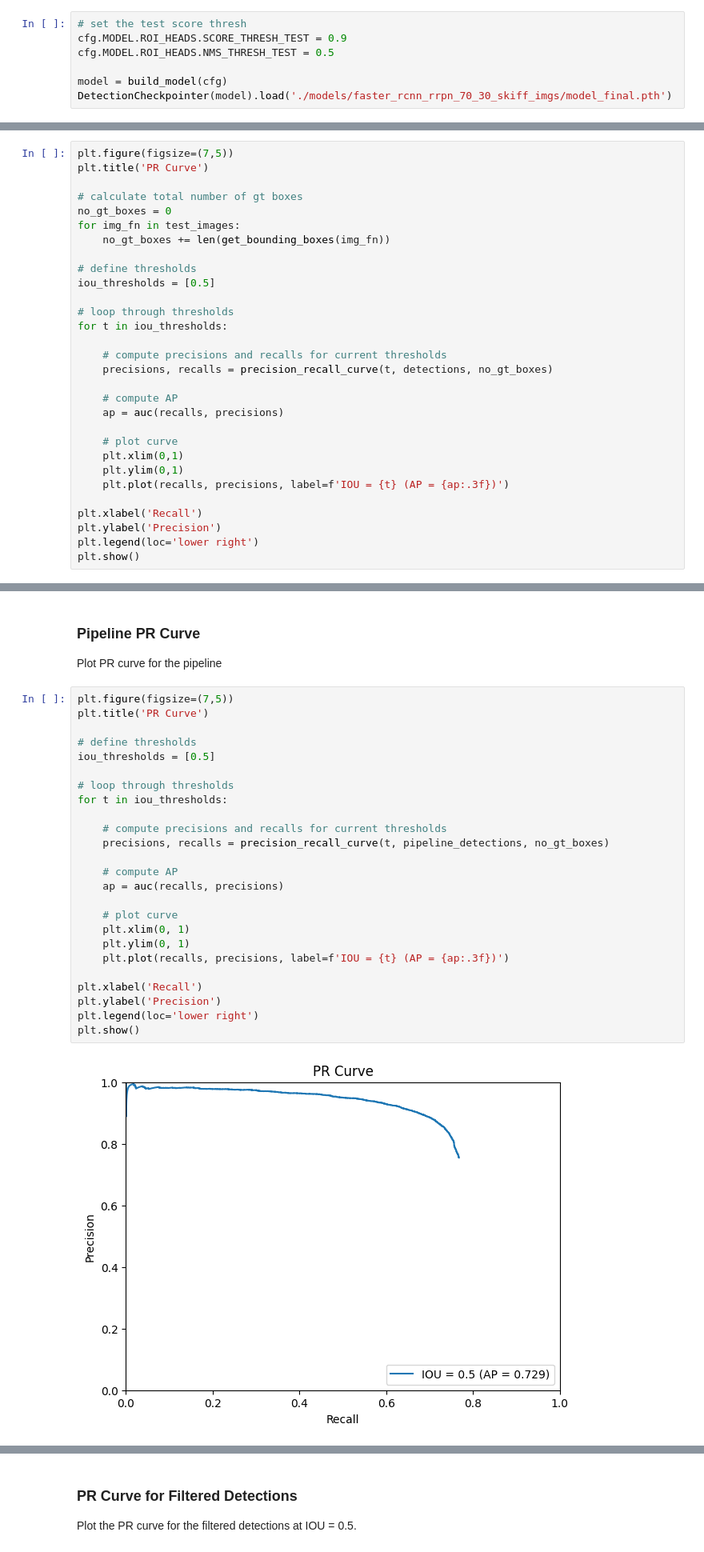
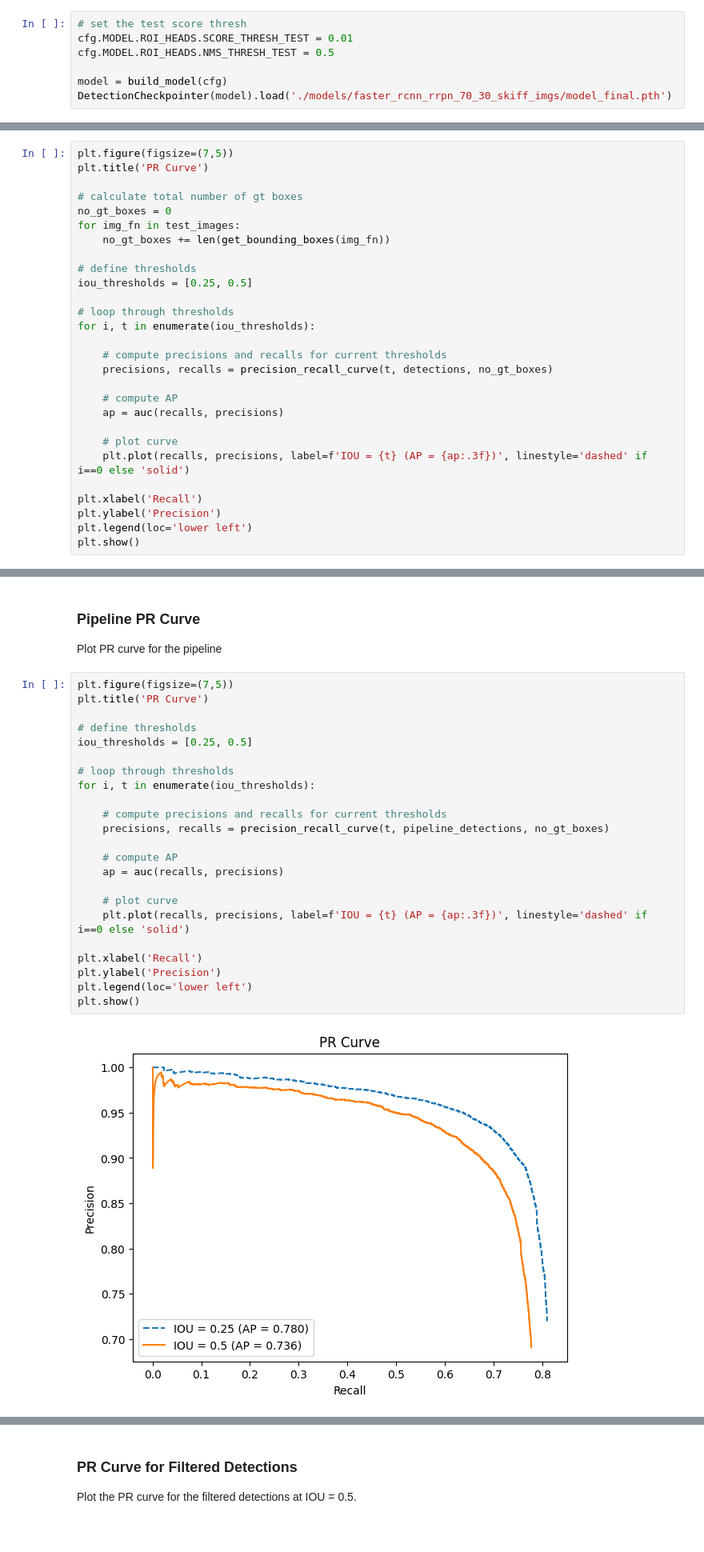
Before and after one commit to TasteDaBombDev/satcen-ship-detection, a Jupyter notebook: ship_detection/faster_rcnn_rrpn.ipynb, the cells around one changed output, grey strips where cells are left out. Shown at 80% size. Drawn from its saved outputs; the diff is of its cells as text.

Commit message:
update detection pr curves

```diff
--- a/ship_detection/faster_rcnn_rrpn.ipynb
+++ b/ship_detection/faster_rcnn_rrpn.ipynb
@@ -383,7 +383,7 @@ WARNING [10/30 08:34:24 d2.engine.defaults]: No evaluator found. Use `DefaultTra
 Load the model trained using fixed lr.
 # %%
 # set the test score thresh
-cfg.MODEL.ROI_HEADS.SCORE_THRESH_TEST = 0.9
+cfg.MODEL.ROI_HEADS.SCORE_THRESH_TEST = 0.01
 cfg.MODEL.ROI_HEADS.NMS_THRESH_TEST = 0.5
 
 model = build_model(cfg)
@@ -737,10 +737,10 @@ for img_fn in test_images:
     no_gt_boxes += len(get_bounding_boxes(img_fn))
 
 # define thresholds
-iou_thresholds = [0.5]
+iou_thresholds = [0.25, 0.5]
 
 # loop through thresholds
-for t in iou_thresholds:
+for i, t in enumerate(iou_thresholds):
 
     # compute precisions and recalls for current thresholds
     precisions, recalls = precision_recall_curve(t, detections, no_gt_boxes)
@@ -749,12 +749,10 @@ for t in iou_thresholds:
     ap = auc(recalls, precisions)
 
     # plot curve
-    plt.xlim(0,1)
-    plt.ylim(0,1)
-    plt.plot(recalls, precisions, label=f'IOU = {t} (AP = {ap:.3f})')
+    plt.plot(recalls, precisions, label=f'IOU = {t} (AP = {ap:.3f})', linestyle='dashed' if i==0 else 'solid')
 
 plt.xlabel('Recall')
 plt.ylabel('Precision')
-plt.legend(loc='lower right')
+plt.legend(loc='lower left')
 plt.show()
 # %% [output]
@@ -795,30 +793,28 @@ Plot PR curve for the pipeline
 # %%
 plt.figure(figsize=(7,5))
 plt.title('PR Curve')
 
 # define thresholds
-iou_thresholds = [0.5]
+iou_thresholds = [0.25, 0.5]
 
 # loop through thresholds
-for t in iou_thresholds:
+for i, t in enumerate(iou_thresholds):
 
     # compute precisions and recalls for current thresholds
     precisions, recalls = precision_recall_curve(t, pipeline_detections, no_gt_boxes)
 
     # compute AP
     ap = auc(recalls, precisions)
 
     # plot curve
-    plt.xlim(0, 1)
-    plt.ylim(0, 1)
-    plt.plot(recalls, precisions, label=f'IOU = {t} (AP = {ap:.3f})')
+    plt.plot(recalls, precisions, label=f'IOU = {t} (AP = {ap:.3f})', linestyle='dashed' if i==0 else 'solid')
 
 plt.xlabel('Recall')
 plt.ylabel('Precision')
-plt.legend(loc='lower right')
+plt.legend(loc='lower left')
 plt.show()
 # %% [output]
-[figure, old version]
+[figure, new version]
 # %% [markdown]
 ## Faster R-CNN x U-net Ensemble
 
```
Also changed, not shown: parts of 2 cells of this notebook.
